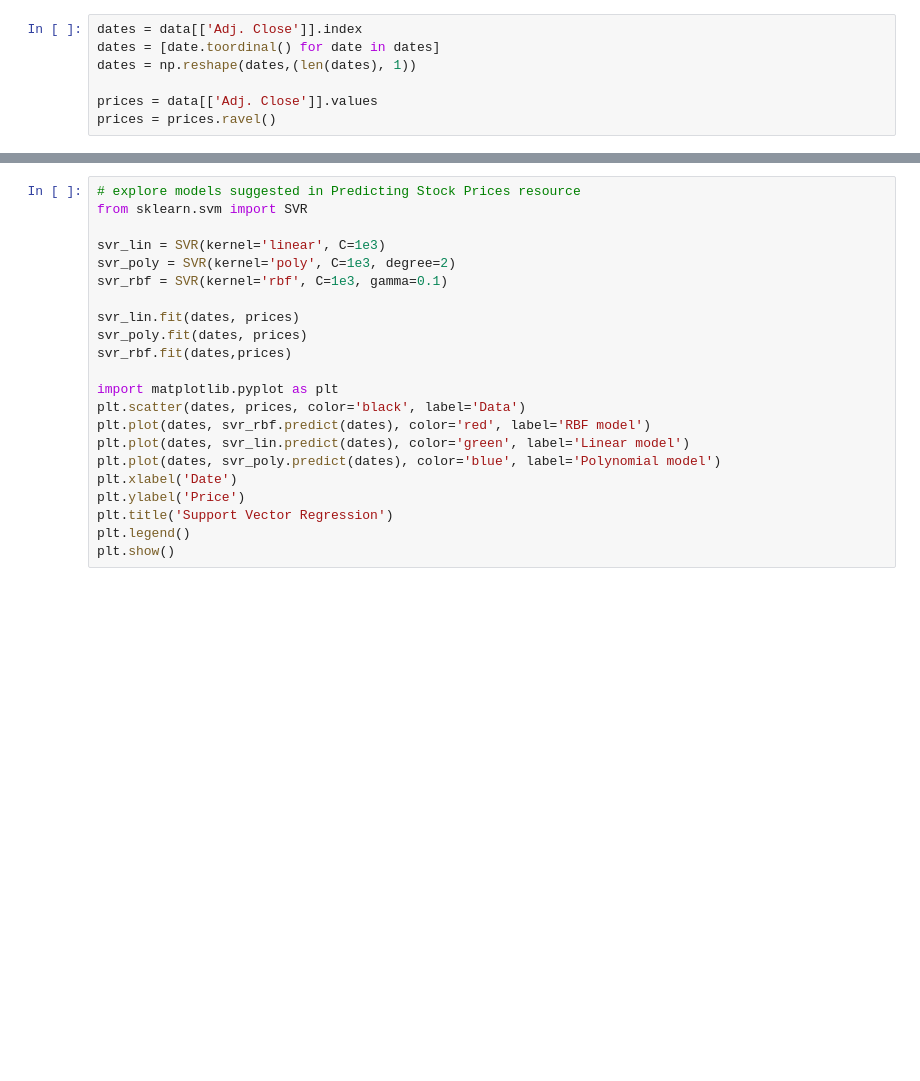
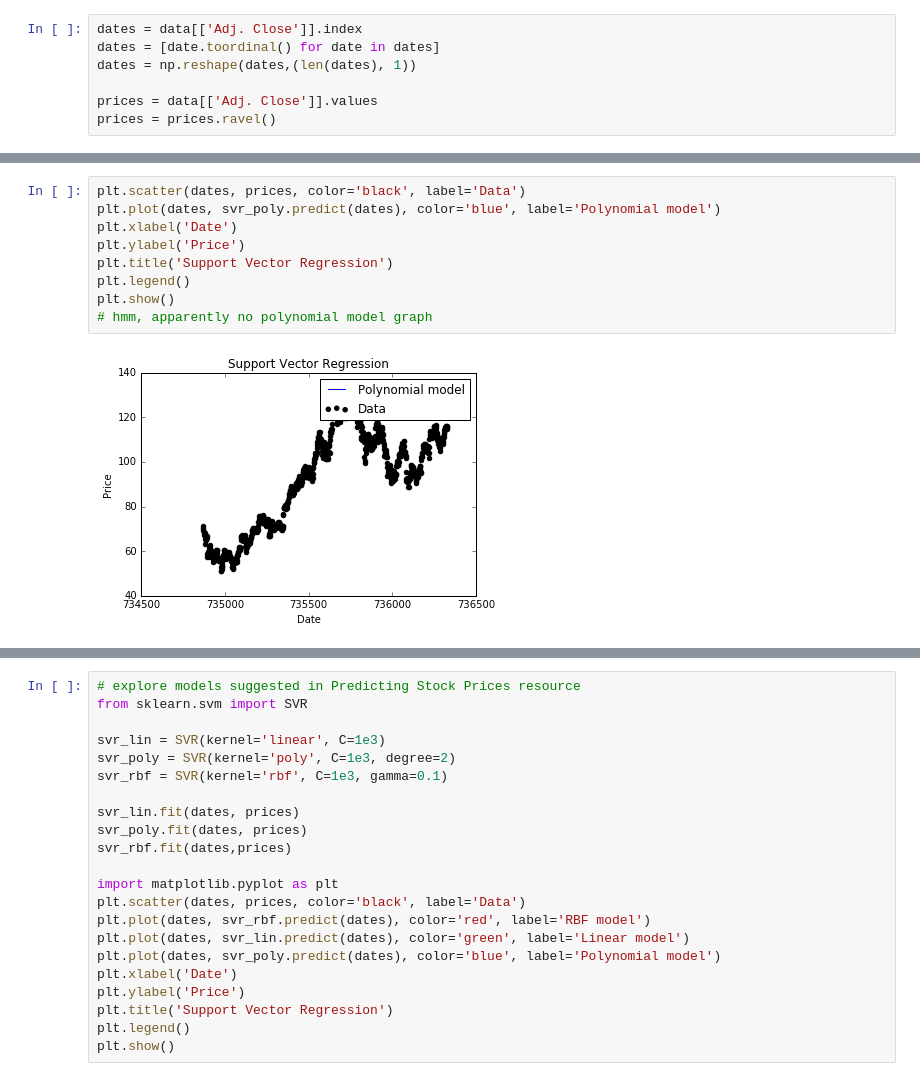
Before and after one commit to laeccan/MLND-Capstone, a Jupyter notebook: Draft-1.ipynb, the cells around one changed output, grey strips where cells are left out. Drawn from its saved outputs; the diff is of its cells as text; blank space fills up the shorter version.

```diff
--- a/Draft-1.ipynb
+++ b/Draft-1.ipynb
@@ -235,0 +284,11 @@ prices = prices.ravel()
+# %%
+plt.scatter(dates, prices, color='black', label='Data')
+plt.plot(dates, svr_poly.predict(dates), color='blue', label='Polynomial model')
+plt.xlabel('Date')
+plt.ylabel('Price')
+plt.title('Support Vector Regression')
+plt.legend()
+plt.show()
+# hmm, apparently no polynomial model graph
+# %% [output]
+[figure, added]
```
Also changed, not shown: parts of 8 cells of this notebook.
